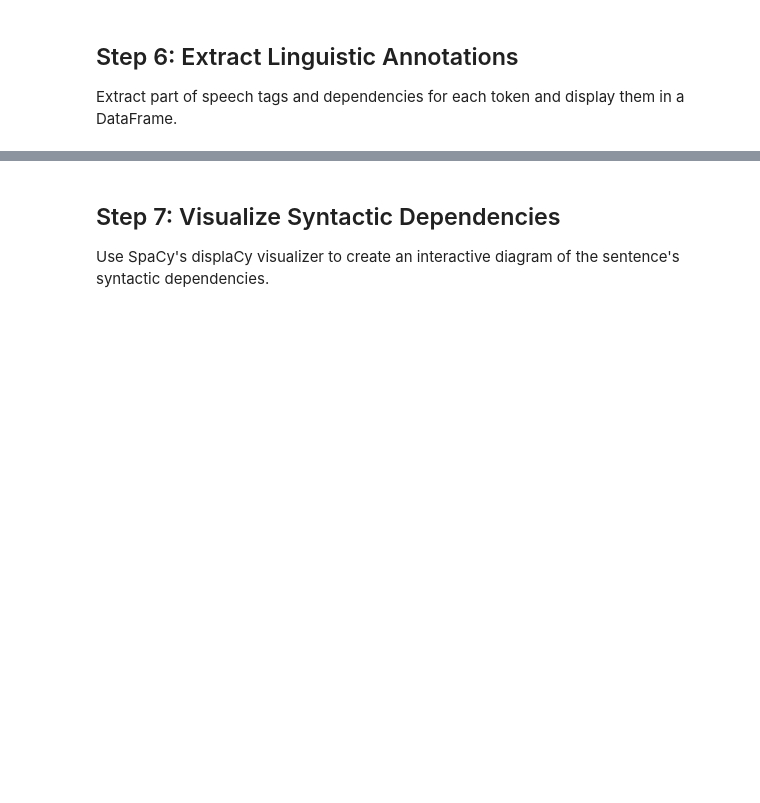
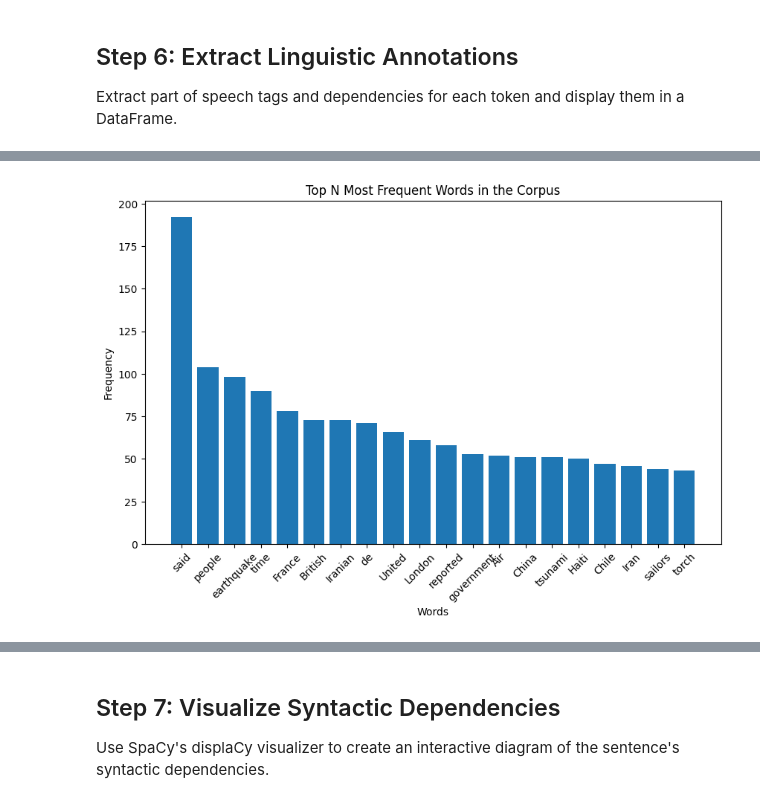
Before and after one commit to hannaschmueck/Session1_Visualisation_and_Summarisation, a Jupyter notebook: NoteBooks/3_Text_Summariser.ipynb, the cells around one changed output, grey strips where cells are left out. Saved outputs shown, nothing was run; the diff lists cells and outputs as text; code cells hidden in the pictures; blank space fills up the shorter version.

```diff
--- a/NoteBooks/3_Text_Summariser.ipynb
+++ b/NoteBooks/3_Text_Summariser.ipynb
@@ -257,0 +449,22 @@ df_annotations
+# %%
+from collections import Counter
+
+# Combine all tokens in the corpus
+all_tokens = ' '.join(df['clean_content'].apply(remove_stop_words)).split()
+
+# Get the top N most frequent words
+N = 20
+most_common_tokens = Counter(all_tokens).most_common(N)
+
+# Plot the top N most frequent words
+tokens, counts = zip(*most_common_tokens)
+plt.figure(figsize=(10, 6))
+plt.bar(tokens, counts)
+plt.xlabel('Words')
+plt.ylabel('Frequency')
+plt.title('Top N Most Frequent Words in the Corpus')
+plt.xticks(rotation=45)
+plt.savefig('plots/top_20_tokens.png')
+plt.show()
+# %% [output]
+[figure, added]
```
Also changed, not shown: parts of 78 cells of this notebook.
